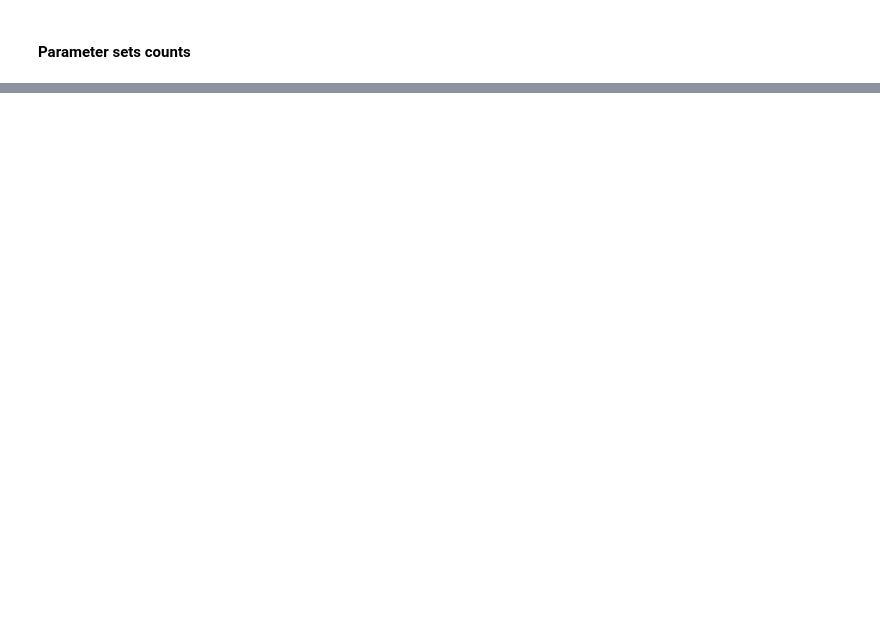
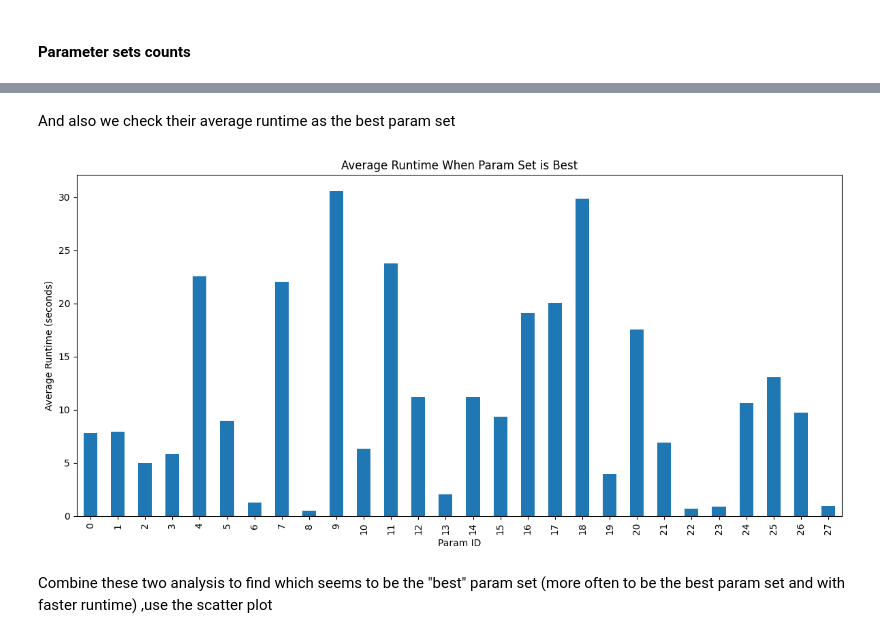
Before and after one commit to willweiao/MIP-Parameter-Tuning-with-Gurobi, a Jupyter notebook: notebook/03_dataset_analysis.ipynb, the cells around one changed output, grey strips where cells are left out. Saved outputs shown, nothing was run; the diff lists cells and outputs as text; code cells hidden in the pictures; blank space fills up the shorter version.

```diff
--- a/notebook/03_dataset_analysis.ipynb
+++ b/notebook/03_dataset_analysis.ipynb
@@ -31,0 +136,15 @@ param_counts.plot(kind="bar", title="Parameter ID Distribution", xlabel="param_i
+# %% [markdown]
+And also we check their average runtime as the best param set
+# %%
+avg_runtimes = best_rows.groupby("param_id")["runtime"].mean()
+
+avg_runtimes.plot(kind="bar", figsize=(12,6))
+plt.title("Average Runtime When Param Set is Best")
+plt.ylabel("Average Runtime (seconds)")
+plt.xlabel("Param ID")
+plt.tight_layout()
+plt.show()
+# %% [output]
+[figure, added]
+# %% [markdown]
+Combine these two analysis to find which seems to be the "best" param set (more often to be the best param set and with faster runtime) ,use the scatter plot
```
Also changed, not shown: parts of 16 cells of this notebook.
